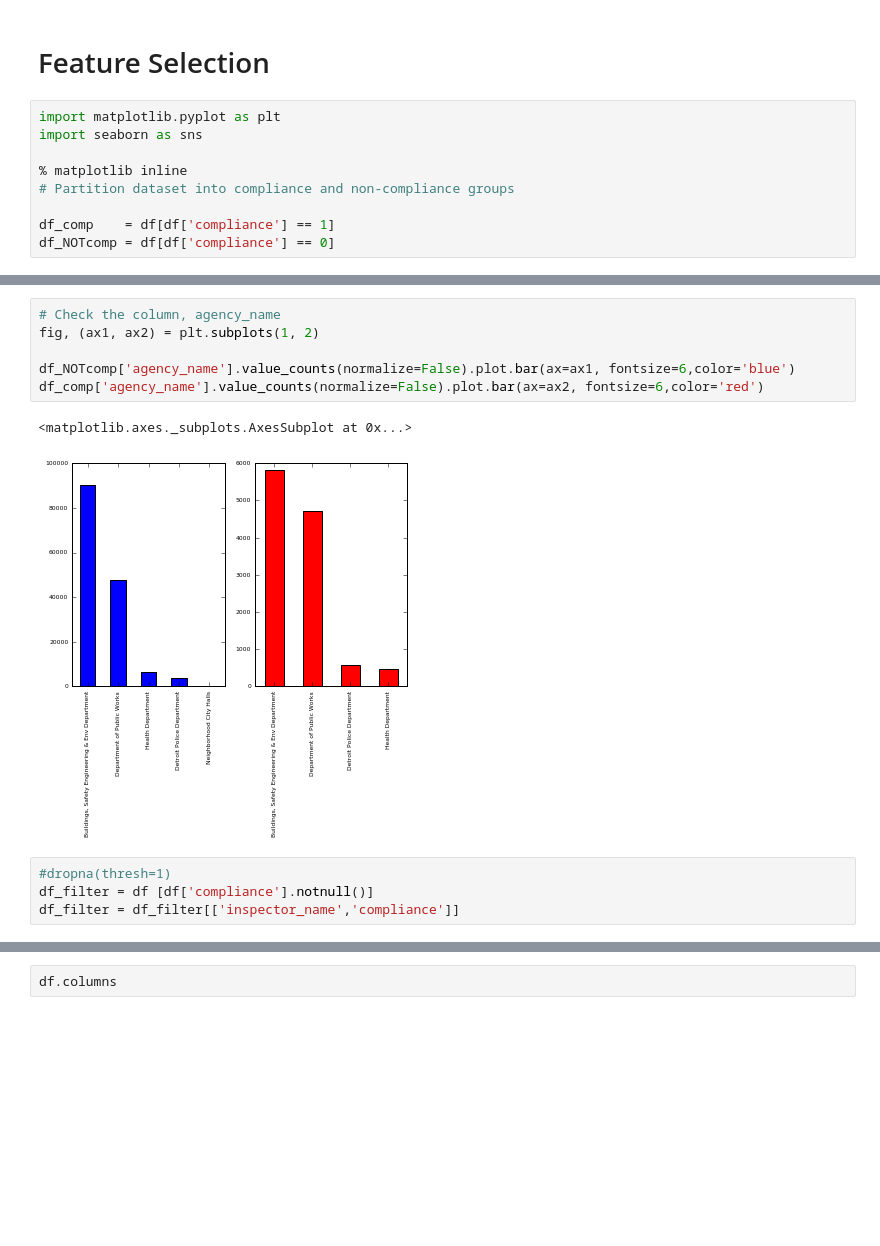
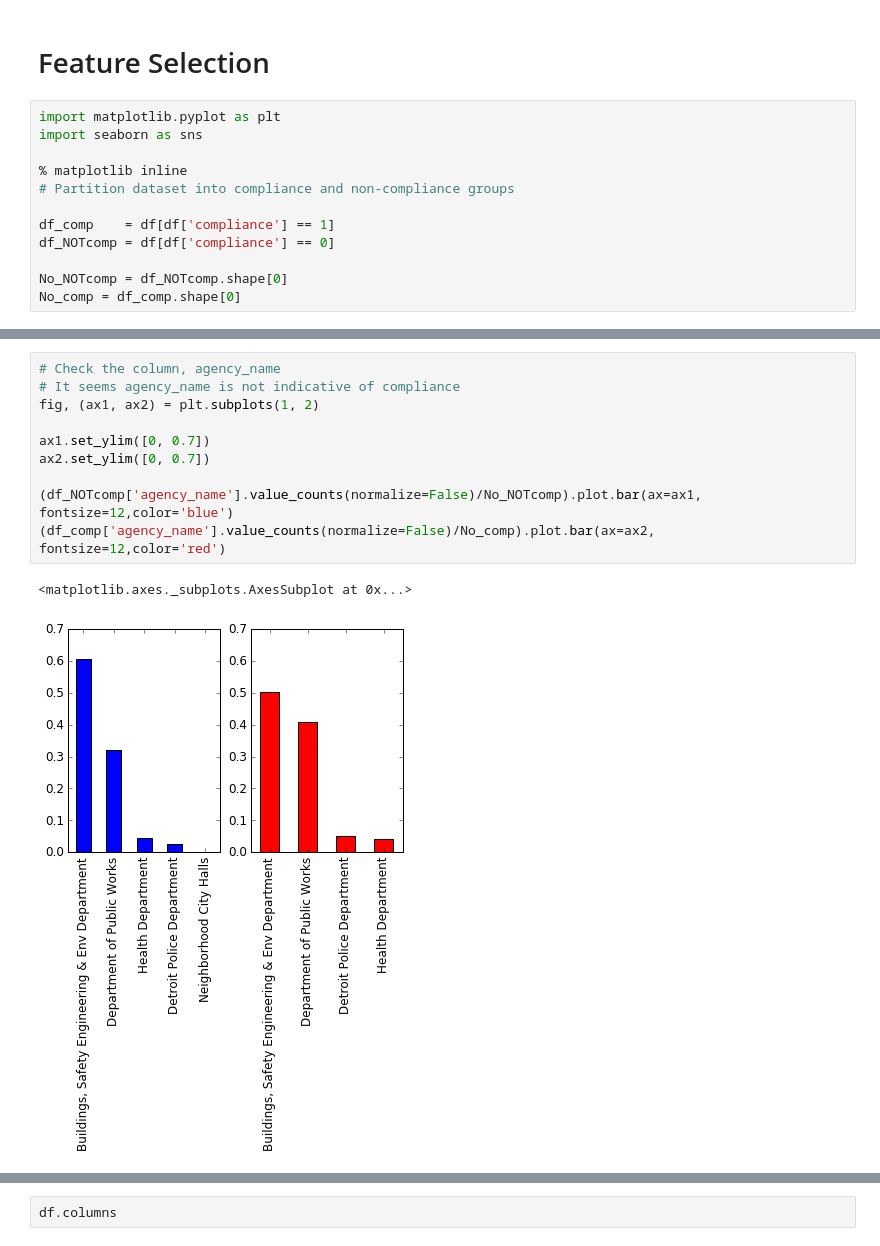
Before and after one commit to Jay-0520/Data_Science, a Jupyter notebook: predicting_property_maintenance_fines/predicting_property_maintenance_fines.ipynb, the cells around one changed output, grey strips where cells are left out. Saved outputs shown, nothing was run; the diff lists cells and outputs as text; blank space fills up the shorter version.

```diff
--- a/predicting_property_maintenance_fines/predicting_property_maintenance_fines.ipynb
+++ b/predicting_property_maintenance_fines/predicting_property_maintenance_fines.ipynb
@@ -50,3 +50,6 @@ import seaborn as sns
 
 df_comp    = df[df['compliance'] == 1]
 df_NOTcomp = df[df['compliance'] == 0]
+
+No_NOTcomp = df_NOTcomp.shape[0]
+No_comp = df_comp.shape[0]
@@ -63,14 +75,14 @@ Name: violation_zip_code, dtype: int64)
 Name: violation_zip_code, dtype: int64)
 # %%
 # Check the column, agency_name
+# It seems agency_name is not indicative of compliance
 fig, (ax1, ax2) = plt.subplots(1, 2)
 
-df_NOTcomp['agency_name'].value_counts(normalize=False).plot.bar(ax=ax1, fontsize=6,color='blue')
-df_comp['agency_name'].value_counts(normalize=False).plot.bar(ax=ax2, fontsize=6,color='red')
+ax1.set_ylim([0, 0.7])
+ax2.set_ylim([0, 0.7])
+
+(df_NOTcomp['agency_name'].value_counts(normalize=False)/No_NOTcomp).plot.bar(ax=ax1, fontsize=12,color='blue')
+(df_comp['agency_name'].value_counts(normalize=False)/No_comp).plot.bar(ax=ax2, fontsize=12,color='red')
 # %% [output]
 <matplotlib.axes._subplots.AxesSubplot at 0x...>
-[figure, old version]
+[figure, new version]
-# %%
-#dropna(thresh=1)
-df_filter = df [df['compliance'].notnull()]
-df_filter = df_filter[['inspector_name','compliance']]
```
Also changed, not shown: parts of 8 cells of this notebook.
